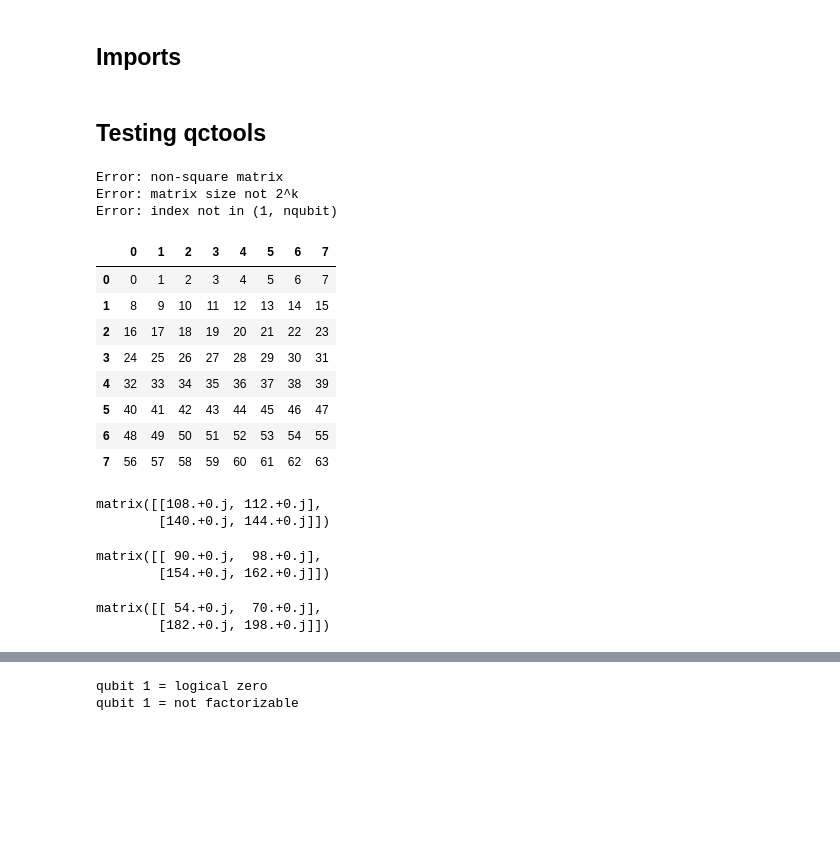
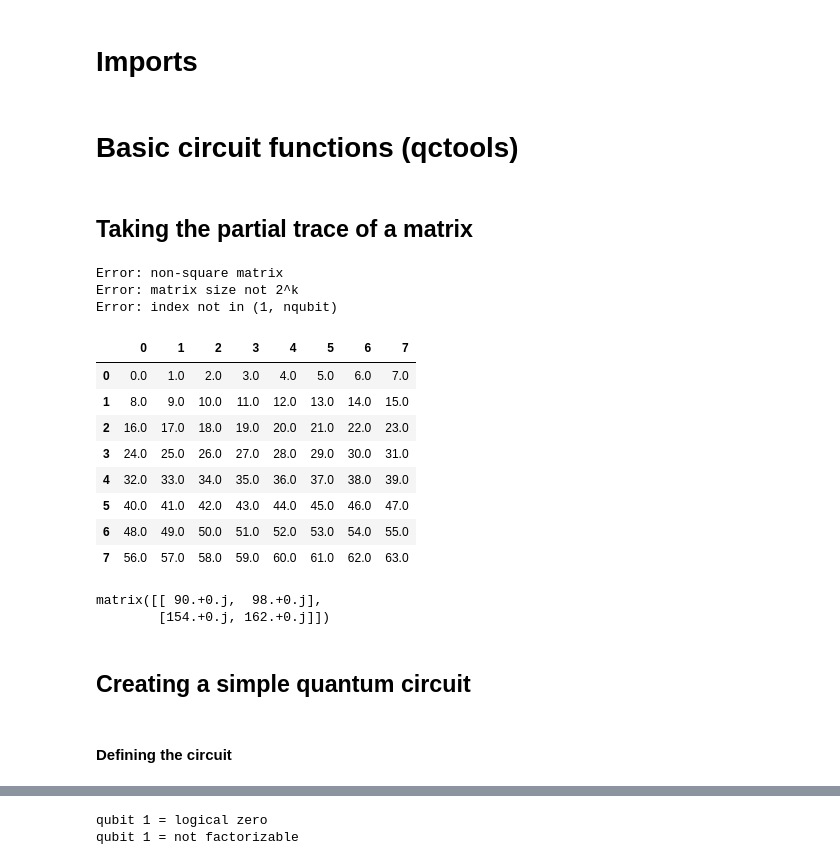
Before and after one commit to q1park/qcircuits, a Jupyter notebook: example_usage.ipynb, the cells around one changed output, grey strips where cells are left out. Cells and saved outputs as stored; diff of their text form; code cells hidden in the pictures; blank space fills up the shorter version.

```diff
--- a/example_usage.ipynb
+++ b/example_usage.ipynb
@@ -1,5 +1,5 @@
 # %% [markdown]
-## Imports
+# Imports
 # %%
 %matplotlib inline
 
@@ -22,42 +23,36 @@ from gateset import *
 # %% [markdown]
-## Testing qctools
+# Basic circuit functions (qctools)
+# %% [markdown]
+## Taking the partial trace of a matrix
 # %%
-testmat = csc_matrix(np.arange(8*8).reshape(32,2))
-q = qctools.CircuitTools(testmat)
+q = qctools.CircuitTools(csc_matrix(np.arange(8*8).reshape(32,2)))
 q.pTrace([1])
 
-testmat = csc_matrix(np.arange(7*7).reshape(7,7))
-q = qctools.CircuitTools(testmat)
+q = qctools.CircuitTools(csc_matrix(np.arange(7*7).reshape(7,7)))
 q.pTrace([1])
 
-testmat = csc_matrix(np.arange(8*8).reshape(8,8))
-q = qctools.CircuitTools(testmat)
+q = qctools.CircuitTools(csc_matrix(np.arange(8*8).reshape(8,8)))
 q.pTrace([5])
+
+q = qctools.CircuitTools(csc_matrix(np.arange(8*8).reshape(8,8)))
+q.prettymatrix()
+q.pTrace([1,3]).todense()
 # %% [output]
 Error: non-square matrix
 Error: matrix size not 2^k
 Error: index not in (1, nqubit)
+|  | 0 | 1 | 2 | 3 | 4 | 5 | 6 | 7 |
+| 0 | 0.0 | 1.0 | 2.0 | 3.0 | 4.0 | 5.0 | 6.0 | 7.0 |
+| 1 | 8.0 | 9.0 | 10.0 | 11.0 | 12.0 | 13.0 | 14.0 | 15.0 |
+| 2 | 16.0 | 17.0 | 18.0 | 19.0 | 20.0 | 21.0 | 22.0 | 23.0 |
+| 3 | 24.0 | 25.0 | 26.0 | 27.0 | 28.0 | 29.0 | 30.0 | 31.0 |
+| 4 | 32.0 | 33.0 | 34.0 | 35.0 | 36.0 | 37.0 | 38.0 | 39.0 |
+| 5 | 40.0 | 41.0 | 42.0 | 43.0 | 44.0 | 45.0 | 46.0 | 47.0 |
+| 6 | 48.0 | 49.0 | 50.0 | 51.0 | 52.0 | 53.0 | 54.0 | 55.0 |
+| 7 | 56.0 | 57.0 | 58.0 | 59.0 | 60.0 | 61.0 | 62.0 | 63.0 |
+matrix([[ 90.+0.j,  98.+0.j],
+        [154.+0.j, 162.+0.j]])
-# %%
-testmat = csc_matrix(np.arange(8*8).reshape(8,8))
-q = qctools.CircuitTools(testmat)
-q.prettymatrix()
-
-q.pTrace([1,2]).todense()
-q.pTrace([1,3]).todense()
-q.pTrace([2,3]).todense()
-# %% [output]
-|  | 0 | 1 | 2 | 3 | 4 | 5 | 6 | 7 |
-| 0 | 0 | 1 | 2 | 3 | 4 | 5 | 6 | 7 |
-| 1 | 8 | 9 | 10 | 11 | 12 | 13 | 14 | 15 |
-| 2 | 16 | 17 | 18 | 19 | 20 | 21 | 22 | 23 |
-| 3 | 24 | 25 | 26 | 27 | 28 | 29 | 30 | 31 |
-| 4 | 32 | 33 | 34 | 35 | 36 | 37 | 38 | 39 |
-| 5 | 40 | 41 | 42 | 43 | 44 | 45 | 46 | 47 |
-| 6 | 48 | 49 | 50 | 51 | 52 | 53 | 54 | 55 |
-| 7 | 56 | 57 | 58 | 59 | 60 | 61 | 62 | 63 |
-matrix([[108.+0.j, 112.+0.j],
-        [140.+0.j, 144.+0.j]])
-matrix([[ 90.+0.j,  98.+0.j],
-        [154.+0.j, 162.+0.j]])
-matrix([[ 54.+0.j,  70.+0.j],
-        [182.+0.j, 198.+0.j]])
+# %% [markdown]
+## Creating a simple quantum circuit
+# %% [markdown]
+#### Defining the circuit
```
Also changed, not shown: parts of 14 cells of this notebook, 4 other files.
